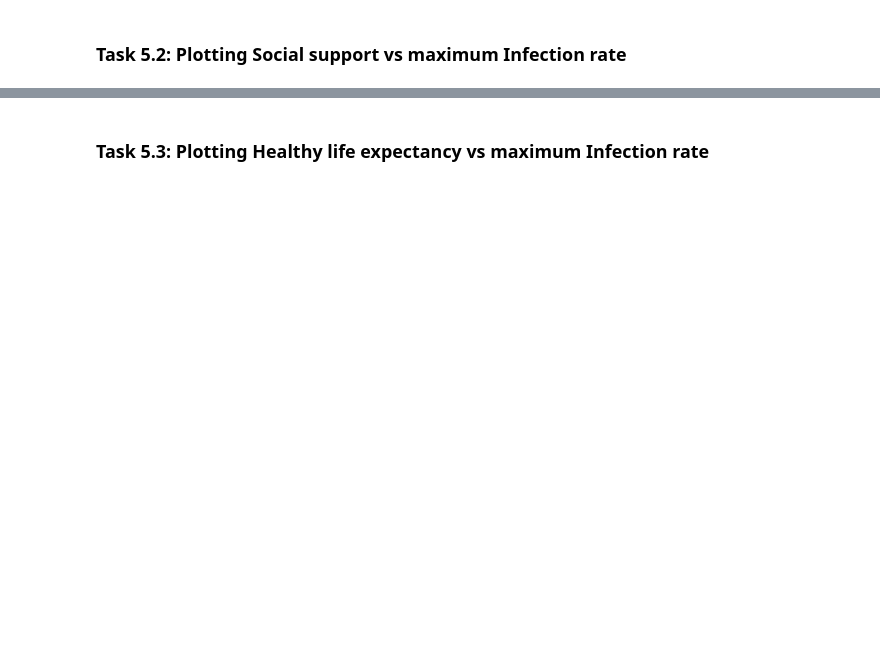
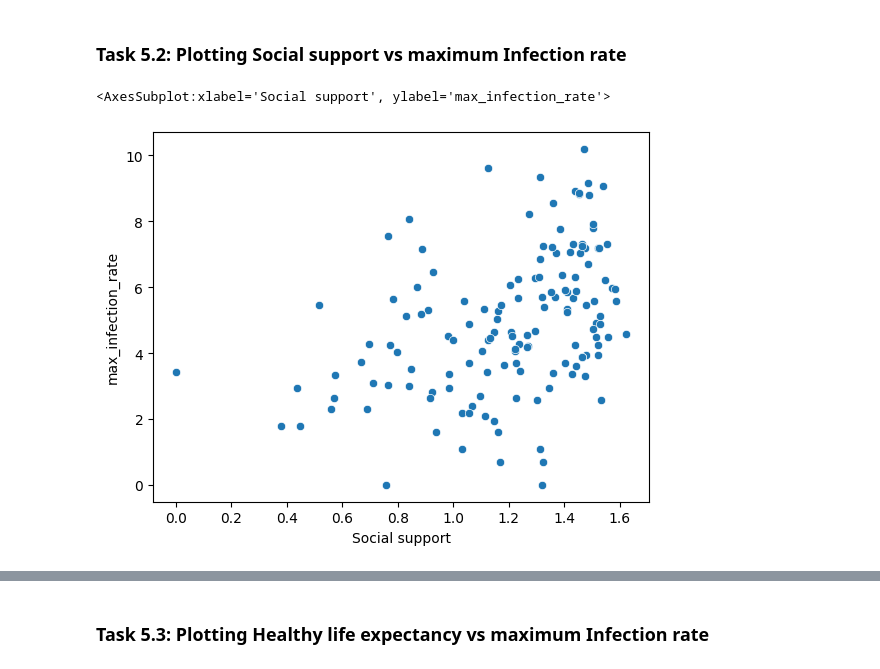
Before and after one commit to Thientvu/Covid19-data-analysis, a Jupyter notebook: covid19 data analysis notebook.ipynb, the cells around one changed output, grey strips where cells are left out. Cells and saved outputs as stored; diff of their text form; code cells hidden in the pictures; blank space fills up the shorter version.

```diff
--- a/covid19 data analysis notebook.ipynb
+++ b/covid19 data analysis notebook.ipynb
@@ -265,6 +266,9 @@ sns.regplot(x, np.log(y))
 # %% [markdown]
 ### Task 5.2: Plotting Social support vs maximum Infection rate
 # %%
-x = data['GDP per capita']
+x = data['Social support']
 y = data['max_infection_rate']
-sns.scatterplot(x, np.log(y))
+sns.scatterplot(data = data, x = x, y = np.log(y))
+# %% [output]
+<AxesSubplot:xlabel='Social support', ylabel='max_infection_rate'>
+[figure, added]
```
Also changed, not shown: parts of 14 cells of this notebook.
